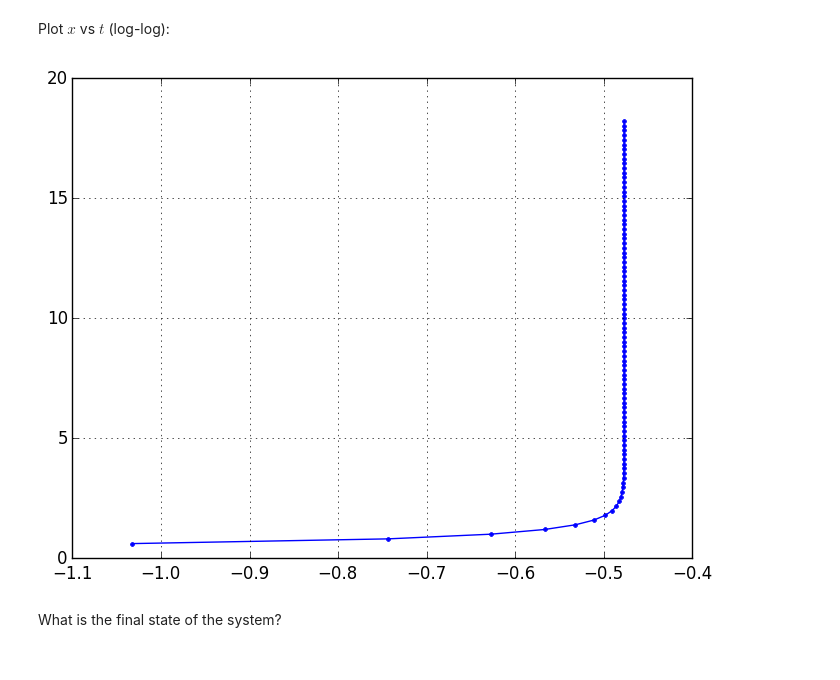
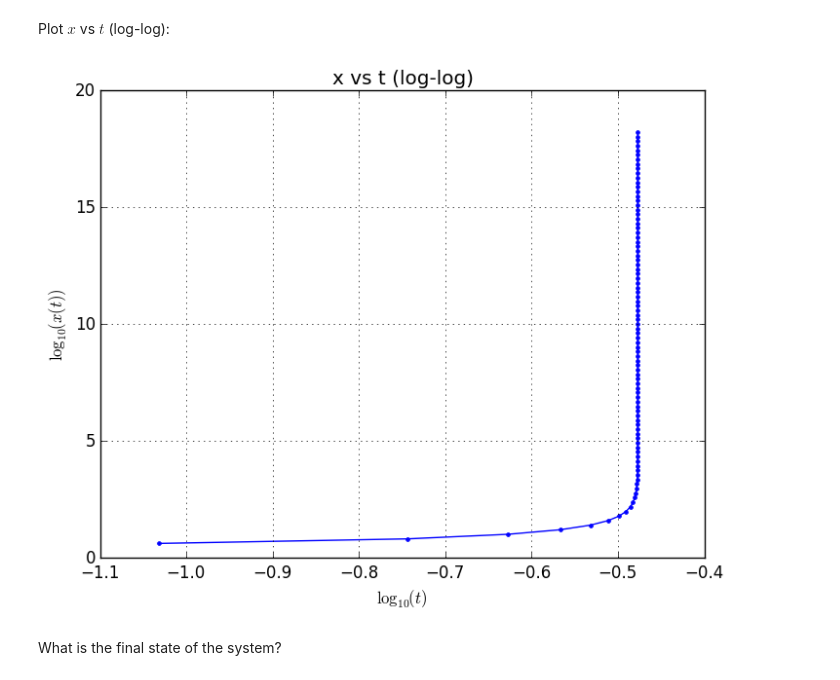
Before and after one commit to PerezHz/TaylorIntegration.jl, a Jupyter notebook: examples/x-dot-equals-x-squared.ipynb, the cells around one changed output. Cells and saved outputs as stored; diff of their text form; code cells hidden in the pictures.

```diff
--- a/examples/x-dot-equals-x-squared.ipynb
+++ b/examples/x-dot-equals-x-squared.ipynb
@@ -172,10 +185,13 @@ Warning: dt < minstep.  Stopping.
 # %% [markdown]
 Plot $x$ vs $t$ (log-log):
 # %%
+title("x vs t (log-log)")
+xlabel(L"\log_{10}(t)")
+ylabel(L"\log_{10}(x(t))")
 grid(true)
 plot(log10(t78[2:end]), log10(x78[2:end]), ".-");
 # %% [output]
-[figure, old version]
+[figure, new version]
 # %% [markdown]
 What is the final state of the system?
 # %%
```
Also changed, not shown: parts of 20 cells of this notebook.
